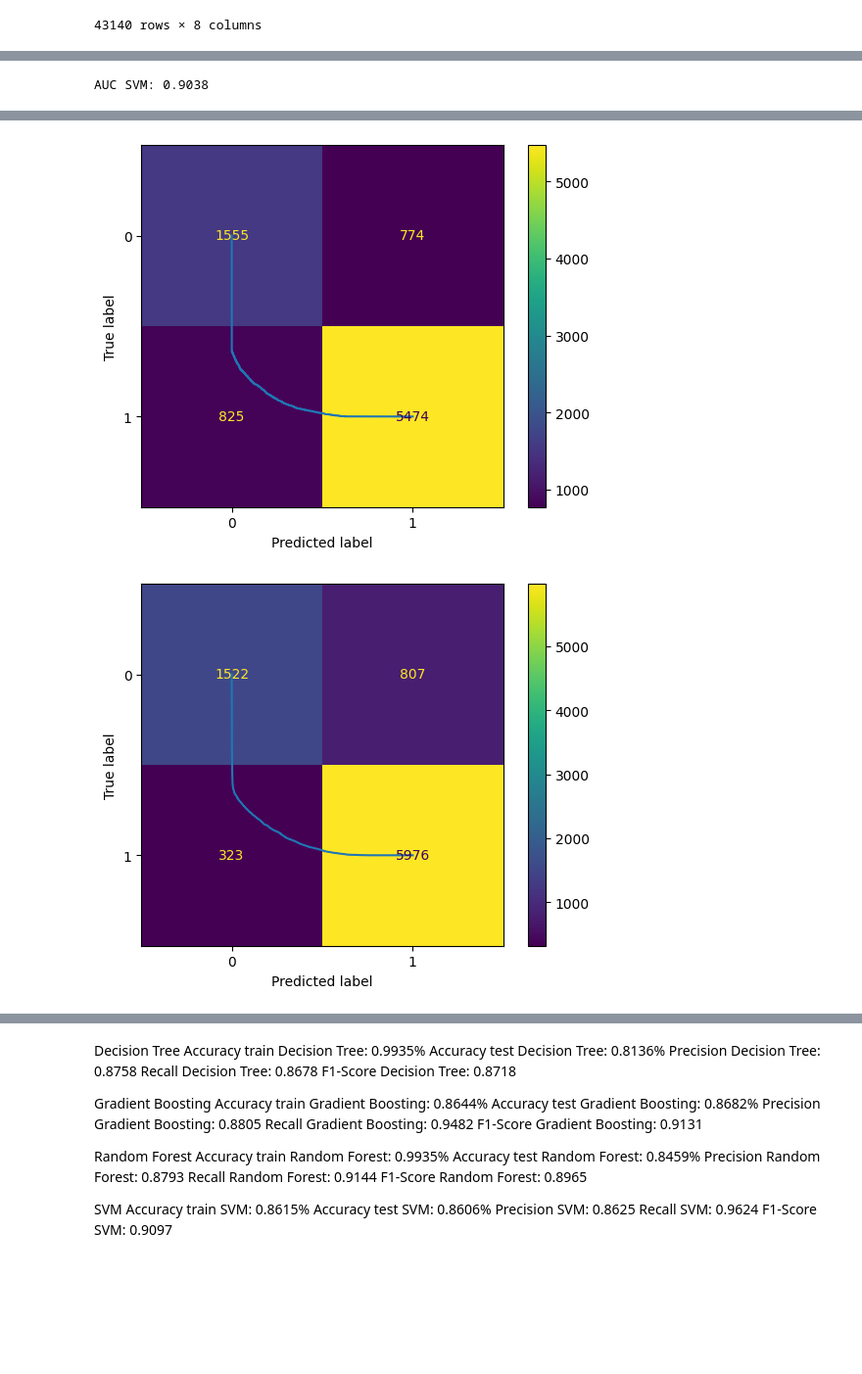
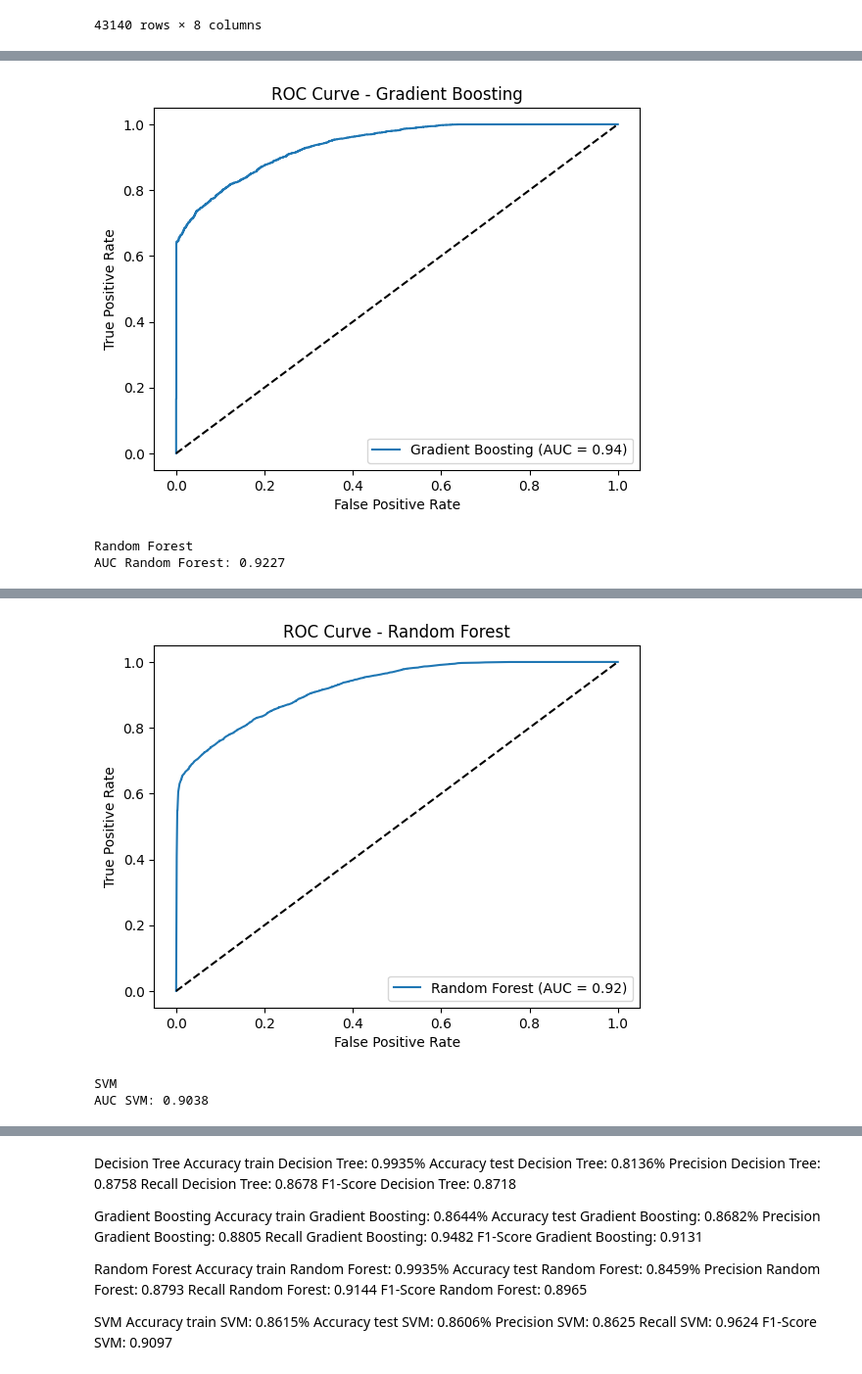
Before and after one commit to manufabregas/Dataset-Asistencia-a-turnos-m-dicos, a Jupyter notebook: TP 3/VMF_Grupo_2_TP_3.ipynb, the cells around one changed output, grey strips where cells are left out. Shown at 98% size. Drawn from its saved outputs; the diff is of its cells as text; code cells hidden in the pictures; blank space fills up the shorter version.

```diff
--- a/TP 3/VMF_Grupo_2_TP_3.ipynb
+++ b/TP 3/VMF_Grupo_2_TP_3.ipynb
@@ -275,25 +343,8 @@ for clf, name in zip(clfs, names):
     print(name)
     clf.fit(x_train, y_train)
 
-    # training data
-    train_predictions = clf.predict(x_train)
-    train_accuracy = accuracy_score(y_train, train_predictions)
-    print(f"Accuracy train {name}: {train_accuracy:.4f}%")
-
-    # test data
-    test_predictions = clf.predict(x_test)
-    test_accuracy = accuracy_score(y_test, test_predictions)
-    precision = precision_score(y_test, test_predictions)
-    recall = recall_score(y_test, test_predictions)
-    f1 = f1_score(y_test, test_predictions)
-
-    print(f"Accuracy test {name}: {test_accuracy:.4f}%")
-    print(f"Precision {name}: {precision:.4f}")
-    print(f"Recall {name}: {recall:.4f}")
-    print(f"F1-Score {name}: {f1:.4f}")
-
     # ROC and AUC
-    if hasattr(clf, "predict_proba"):  # If the classifier can predict probabilities
+    if hasattr(clf, "predict_proba"):  # Si el clasificador puede predecir probabilidades
         test_probs = clf.predict_proba(x_test)[:, 1]
     else:
         test_probs = clf.decision_function(x_test)
@@ -302,21 +353,14 @@ for clf, name in zip(clfs, names):
     roc_auc = auc(fpr, tpr)
     print(f"AUC {name}: {roc_auc:.4f}")
 
+    # Gráfico individual de la curva ROC
+    plt.figure()  # Crea una nueva figura para cada gráfico
     plt.plot(fpr, tpr, label=f'{name} (AUC = {roc_auc:.2f})')
-
-    # Confusion Matrix
-    ConfusionMatrixDisplay.from_predictions(y_test, test_predictions)
-    print('\n')
-
-    trained_models.append(clf)
-    accuracy_models.append(test_accuracy * 100)
-
-# Plot ROC curves
-plt.plot([0, 1], [0, 1], 'k--')  # Random guess line
-plt.xlabel('False Positive Rate')
-plt.ylabel('True Positive Rate')
-plt.title('ROC Curve')
-plt.legend(loc='best')
-plt.show()
+    plt.plot([0, 1], [0, 1], 'k--')  # Línea de adivinanza aleatoria
+    plt.xlabel('False Positive Rate')
+    plt.ylabel('True Positive Rate')
+    plt.title(f'ROC Curve - {name}')
+    plt.legend(loc='best')
+    plt.show()
 # %% [output]
 Decision Tree
@@ -340 +371,3 @@ WARNING:matplotlib.legend:No artists with labels found to put in legend.  Note t
+[figure, new version]
-AUC SVM: 0.9038
+Random Forest
+AUC Random Forest: 0.9227
@@ -342,2 +374,3 @@ AUC SVM: 0.9038
-[figure, old version]
-[figure, old version]
+[figure, new version]
+SVM
+AUC SVM: 0.9038
```
Also changed, not shown: parts of 13 cells of this notebook.
